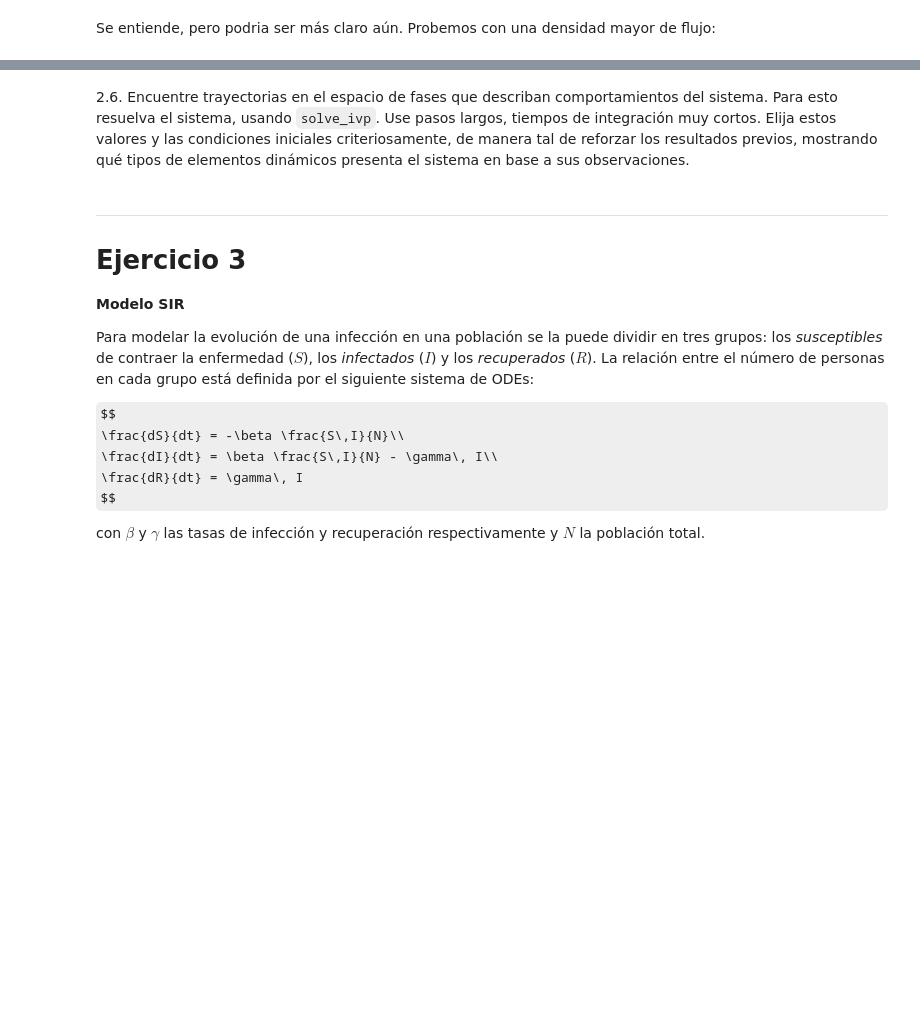
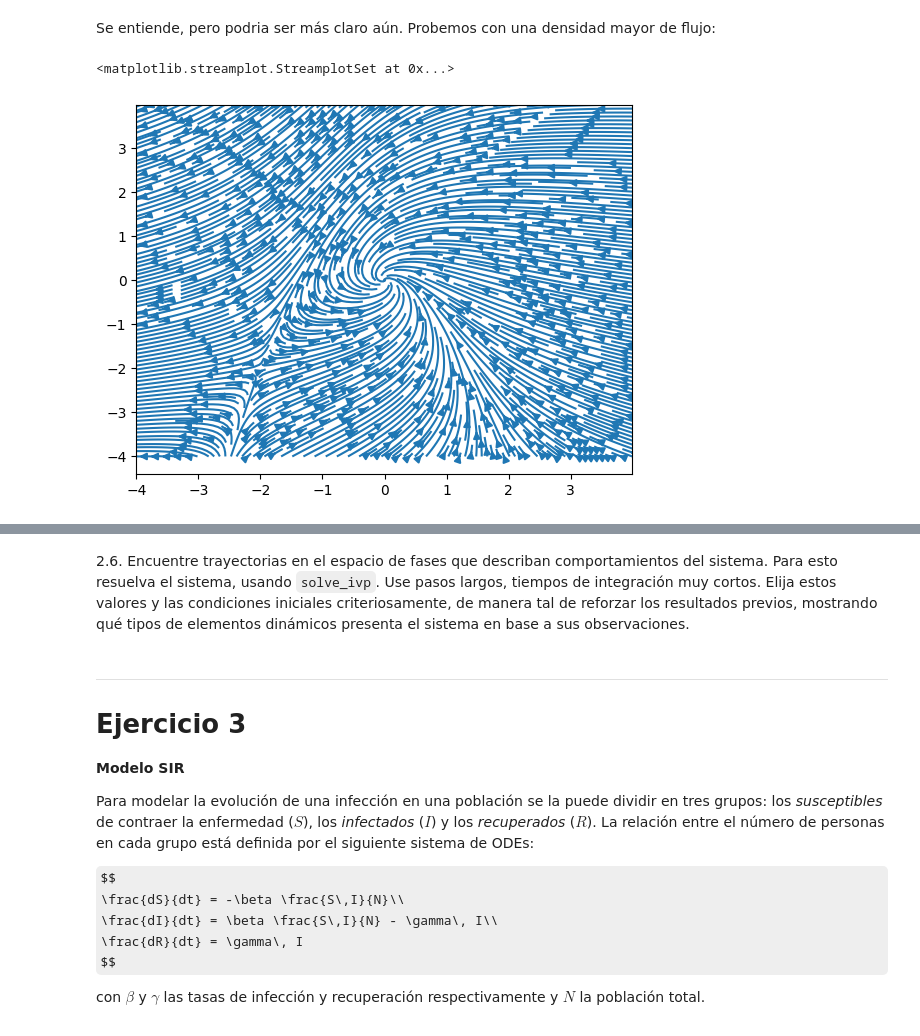
Before and after one commit to lmendezayl/modelado-continuo, a Jupyter notebook: trabajos-practicos/TP1IMC2025_MENDEZ_STANGALINI_DRELEWICZ.ipynb, the cells around one changed output, grey strips where cells are left out. Saved outputs shown, nothing was run; the diff lists cells and outputs as text; code cells hidden in the pictures; some formulas as TeX source; blank space fills up the shorter version.

```diff
--- a/trabajos-practicos/TP1IMC2025_MENDEZ_STANGALINI_DRELEWICZ.ipynb
+++ b/trabajos-practicos/TP1IMC2025_MENDEZ_STANGALINI_DRELEWICZ.ipynb
@@ -308,2 +358,7 @@ plt.contour(x, y, DFy, levels=[0], colors=['g'])
 # %% [markdown]
 Se entiende, pero podria ser más claro aún. Probemos con una densidad mayor de flujo:
+# %%
+plt.streamplot(x, y, DFx, DFy, density=3, minlength=0.01) # Cambiamos density a 3, minlenght a 0.01
+# %% [output]
+<matplotlib.streamplot.StreamplotSet at 0x...>
+[figure, added]
```
Also changed, not shown: parts of 22 cells of this notebook.
